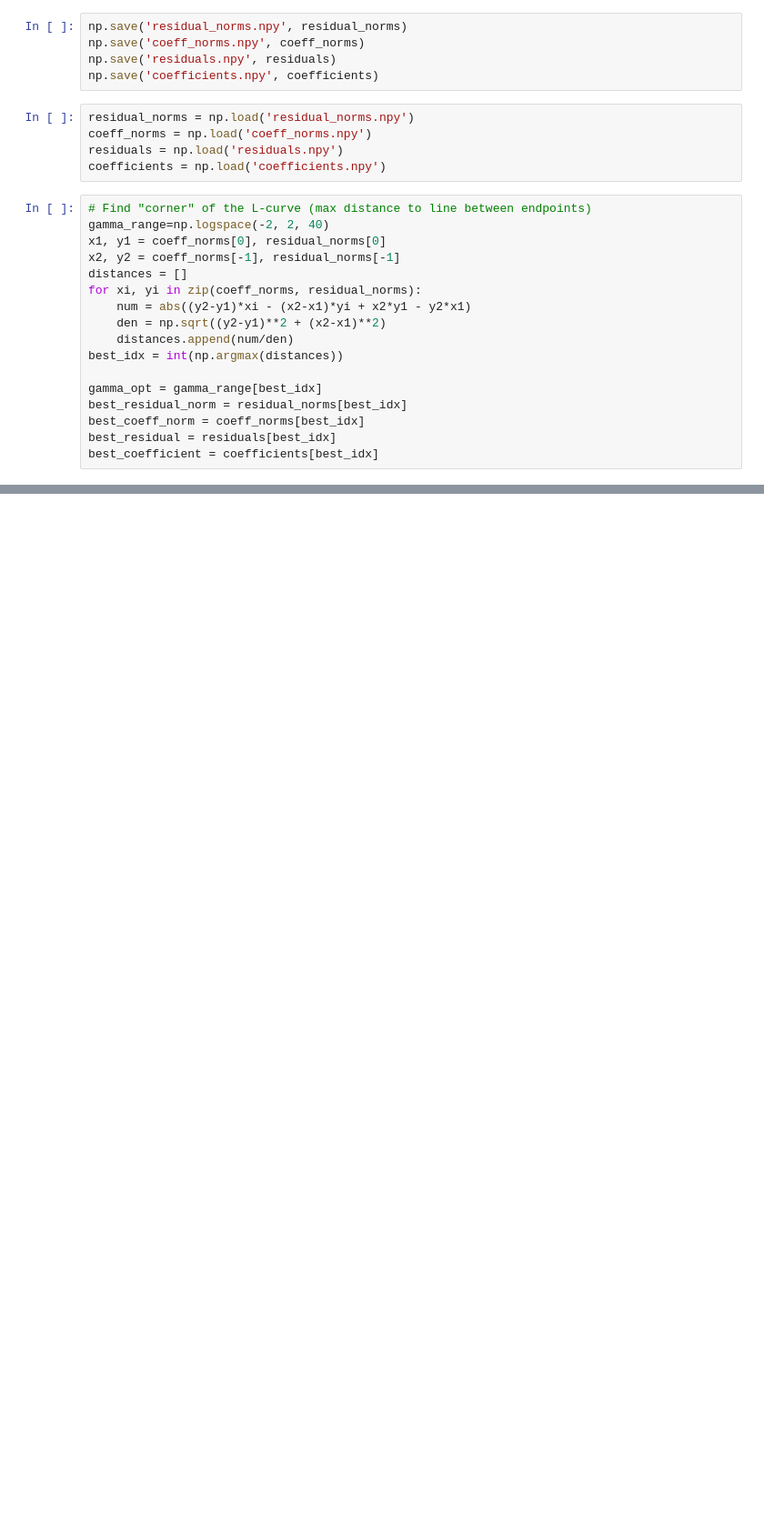
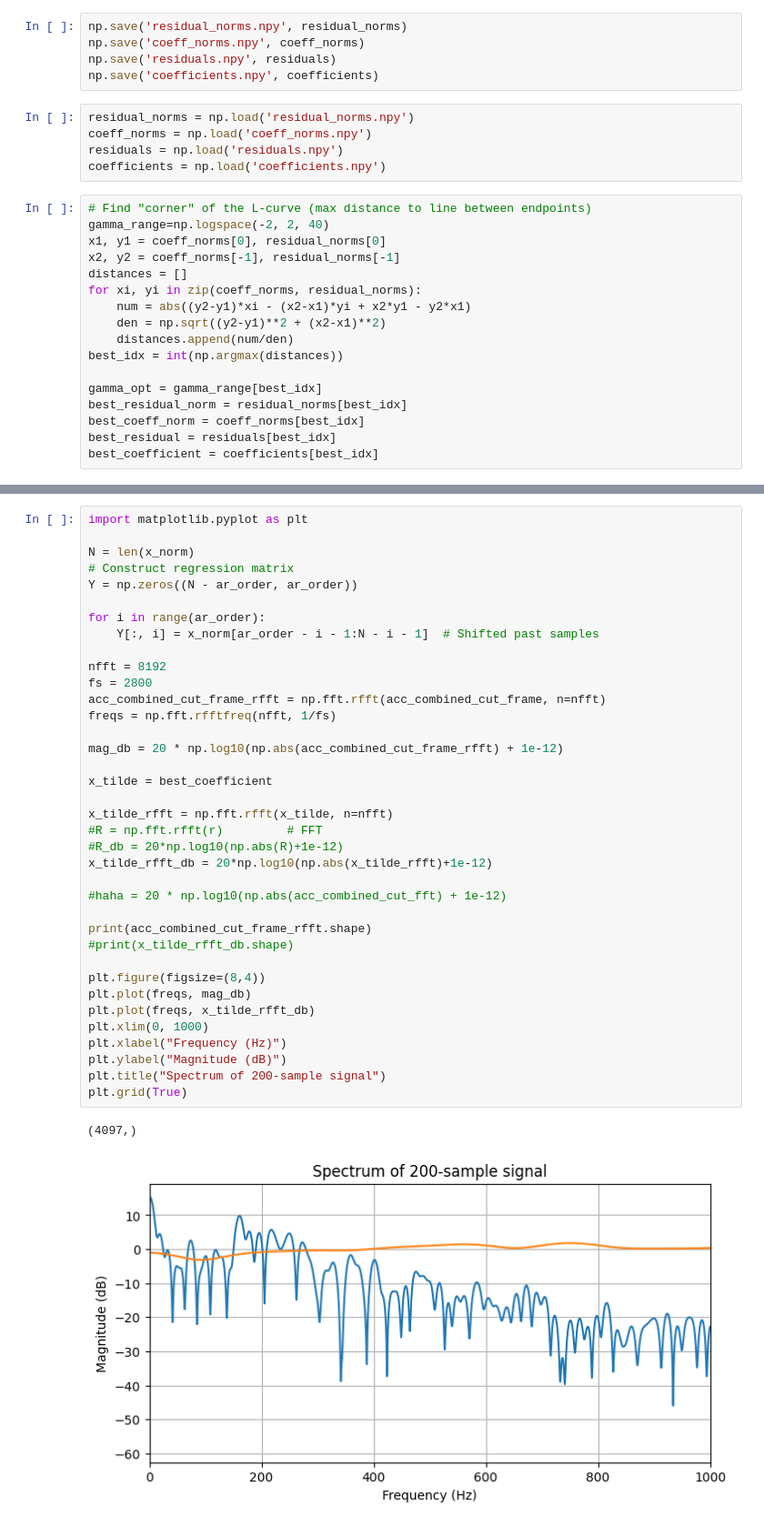
Before and after one commit to cwcyenk/PVC-SLP-Reproduction, a Jupyter notebook: version2.ipynb, the cells around one changed output, grey strips where cells are left out. Shown at 91% size. Cells and saved outputs as stored; diff of their text form; blank space fills up the shorter version.

```diff
--- a/version2.ipynb
+++ b/version2.ipynb
@@ -149,0 +157,40 @@ plt.stem(np.log10(best_residual_norm), np.log10(best_coeff_norm), linefmt='red')
+# %%
+import matplotlib.pyplot as plt
+
+N = len(x_norm)
+# Construct regression matrix
+Y = np.zeros((N - ar_order, ar_order))
+
+for i in range(ar_order):
+    Y[:, i] = x_norm[ar_order - i - 1:N - i - 1]  # Shifted past samples
+
+nfft = 8192
+fs = 2800
+acc_combined_cut_frame_rfft = np.fft.rfft(acc_combined_cut_frame, n=nfft)
+freqs = np.fft.rfftfreq(nfft, 1/fs)
+
+mag_db = 20 * np.log10(np.abs(acc_combined_cut_frame_rfft) + 1e-12)
+
+x_tilde = best_coefficient
+
+x_tilde_rfft = np.fft.rfft(x_tilde, n=nfft)
+#R = np.fft.rfft(r)         # FFT
+#R_db = 20*np.log10(np.abs(R)+1e-12)
+x_tilde_rfft_db = 20*np.log10(np.abs(x_tilde_rfft)+1e-12)
+
+#haha = 20 * np.log10(np.abs(acc_combined_cut_fft) + 1e-12)
+
+print(acc_combined_cut_frame_rfft.shape)
+#print(x_tilde_rfft_db.shape)
+
+plt.figure(figsize=(8,4))
+plt.plot(freqs, mag_db)
+plt.plot(freqs, x_tilde_rfft_db)
+plt.xlim(0, 1000)
+plt.xlabel("Frequency (Hz)")
+plt.ylabel("Magnitude (dB)")
+plt.title("Spectrum of 200-sample signal")
+plt.grid(True)
+# %% [output]
+(4097,)
+[figure, added]
```
Also changed, not shown: parts of 4 cells of this notebook, 4 other files.
